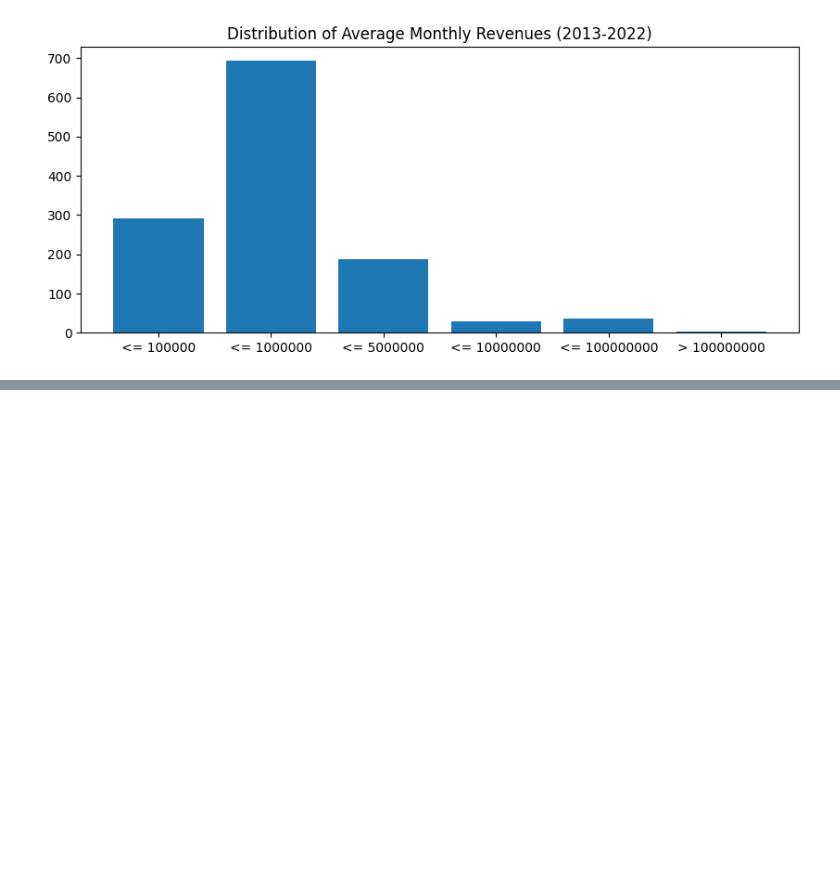
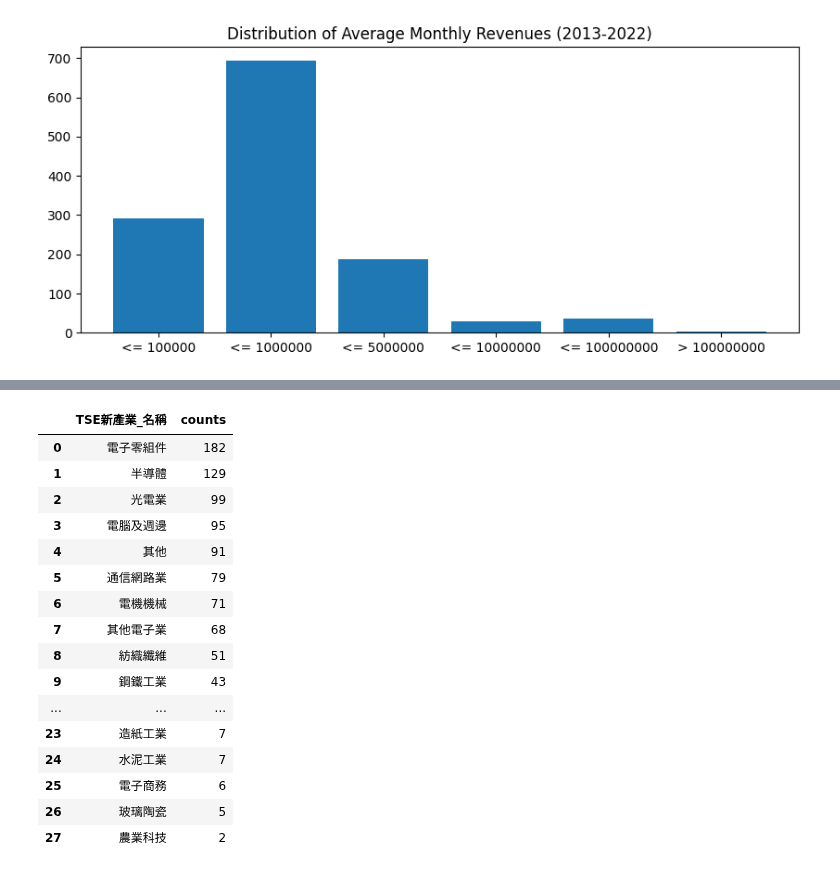
Before and after one commit to angel870326/Monthly-Revenue, a Jupyter notebook: 008_data_analysis_v2.ipynb, the cells around one changed output, grey strips where cells are left out. Cells and saved outputs as stored; diff of their text form; code cells hidden in the pictures; blank space fills up the shorter version.

```diff
--- a/008_data_analysis_v2.ipynb
+++ b/008_data_analysis_v2.ipynb
@@ -403,0 +445,22 @@ plt.show()
+# %%
+# 看一下 TSE 有哪些產業類別
+industryCounts = industry[['TSE新產業_名稱']].value_counts().reset_index(name='counts')
+industryCounts
+# %% [output]
+|  | TSE新產業_名稱 | counts |
+| 0 | 電子零組件 | 182 |
+| 1 | 半導體 | 129 |
+| 2 | 光電業 | 99 |
+| 3 | 電腦及週邊 | 95 |
+| 4 | 其他 | 91 |
+| 5 | 通信網路業 | 79 |
+| 6 | 電機機械 | 71 |
+| 7 | 其他電子業 | 68 |
+| 8 | 紡織纖維 | 51 |
+| 9 | 鋼鐵工業 | 43 |
+| ... | ... | ... |
+| 23 | 造紙工業 | 7 |
+| 24 | 水泥工業 | 7 |
+| 25 | 電子商務 | 6 |
+| 26 | 玻璃陶瓷 | 5 |
+| 27 | 農業科技 | 2 |
```
Also changed, not shown: parts of 4 cells of this notebook.
